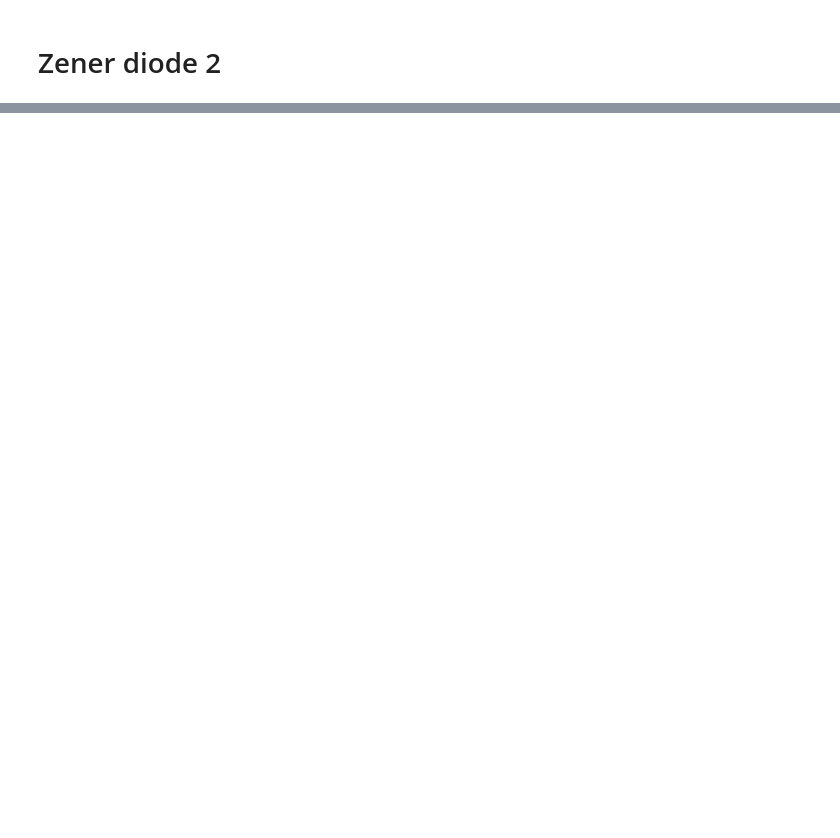
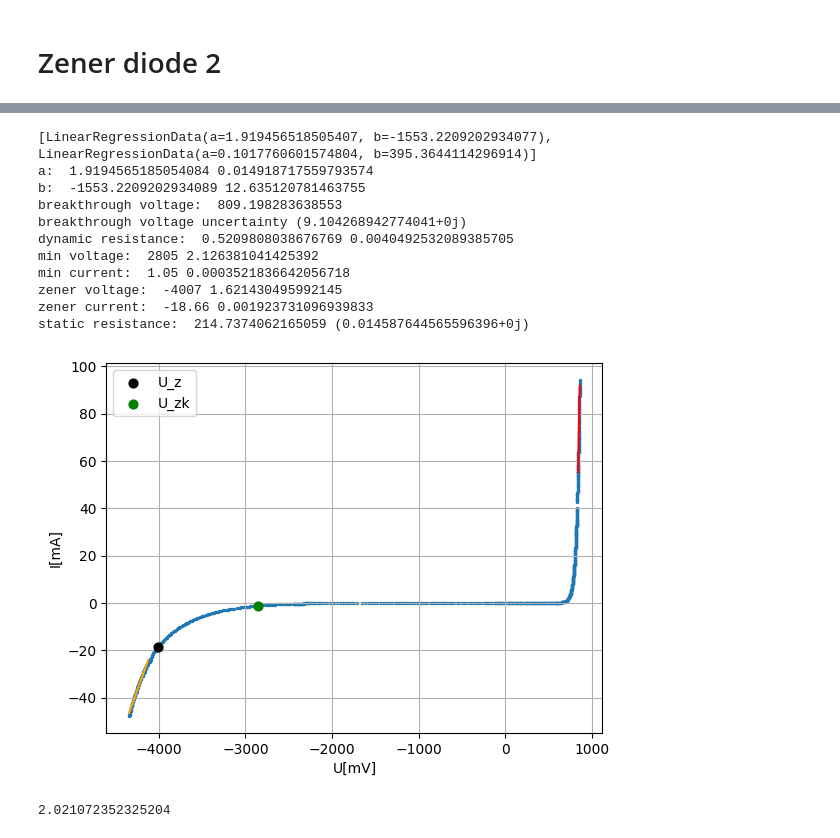
Before and after one commit to ikrzywda/air-cs, a Jupyter notebook: fizyka-3.3/zener-diode/notebook.ipynb, the cells around one changed output, grey strips where cells are left out. Cells and saved outputs as stored; diff of their text form; code cells hidden in the pictures; blank space fills up the shorter version.

```diff
--- a/fizyka-3.3/zener-diode/notebook.ipynb
+++ b/fizyka-3.3/zener-diode/notebook.ipynb
@@ -224,0 +295,41 @@ print(linear_regression_coeffs)
+# %%
+forward = prepare_data("data/multimeter_data/sanitized/zener-p-4.csv")
+reverse = prepare_data("data/multimeter_data/sanitized/zener-z-4.csv")
+
+sample = sample_data_presentation(forward, reverse)
+
+data = merge_data(
+    "data/multimeter_data/sanitized/zener-p-4.csv",
+    "data/multimeter_data/sanitized/zener-z-4.csv",
+)
+
+
+data.reset_index(inplace=True, drop=True)
+data.to_csv("data/multimeter_data/merged/zener-4.csv")
+sample = get_sample_data(data, 40)
+
+
+linear_regression_coeffs = plot_zener_with_regression(data, 100, 100, 120, 207)
+print(linear_regression_coeffs)
+forward_regr_voltage = data["U"][-100:].to_numpy()
+forward_regr_current = data["I"][-100:].to_numpy()
+
+get_zener_characteristics(forward_regr_voltage, forward_regr_current, 2805, 1.05, -4007, -18.66)
+# %% [output]
+[LinearRegressionData(a=1.919456518505407, b=-1553.2209202934077), LinearRegressionData(a=0.1017760601574804, b=395.3644114296914)]
+a:  1.9194565185054084 0.014918717559793574
+b:  -1553.2209202934089 12.635120781463755
+breakthrough voltage:  809.198283638553
+breakthrough voltage uncertainty (9.104268942774041+0j)
+dynamic resistance:  0.5209808038676769 0.0040492532089385705
+min voltage:  2805 2.126381041425392
+min current:  1.05 0.0003521836642056718
+zener voltage:  -4007 1.621430495992145
+zener current:  -18.66 0.001923731096939833
+static resistance:  214.7374062165059 (0.014587644565596396+0j)
+[figure, added]
+# %%
+compute_uncertainty(2501, BRYMEN_BM811_VOLTAGE)
+# compute_uncertainty(64, BRYMEN_BM811_CURRENT)
+# %% [output]
+2.021072352325204
```
Also changed, not shown: parts of 5 cells of this notebook, 9 other files.
